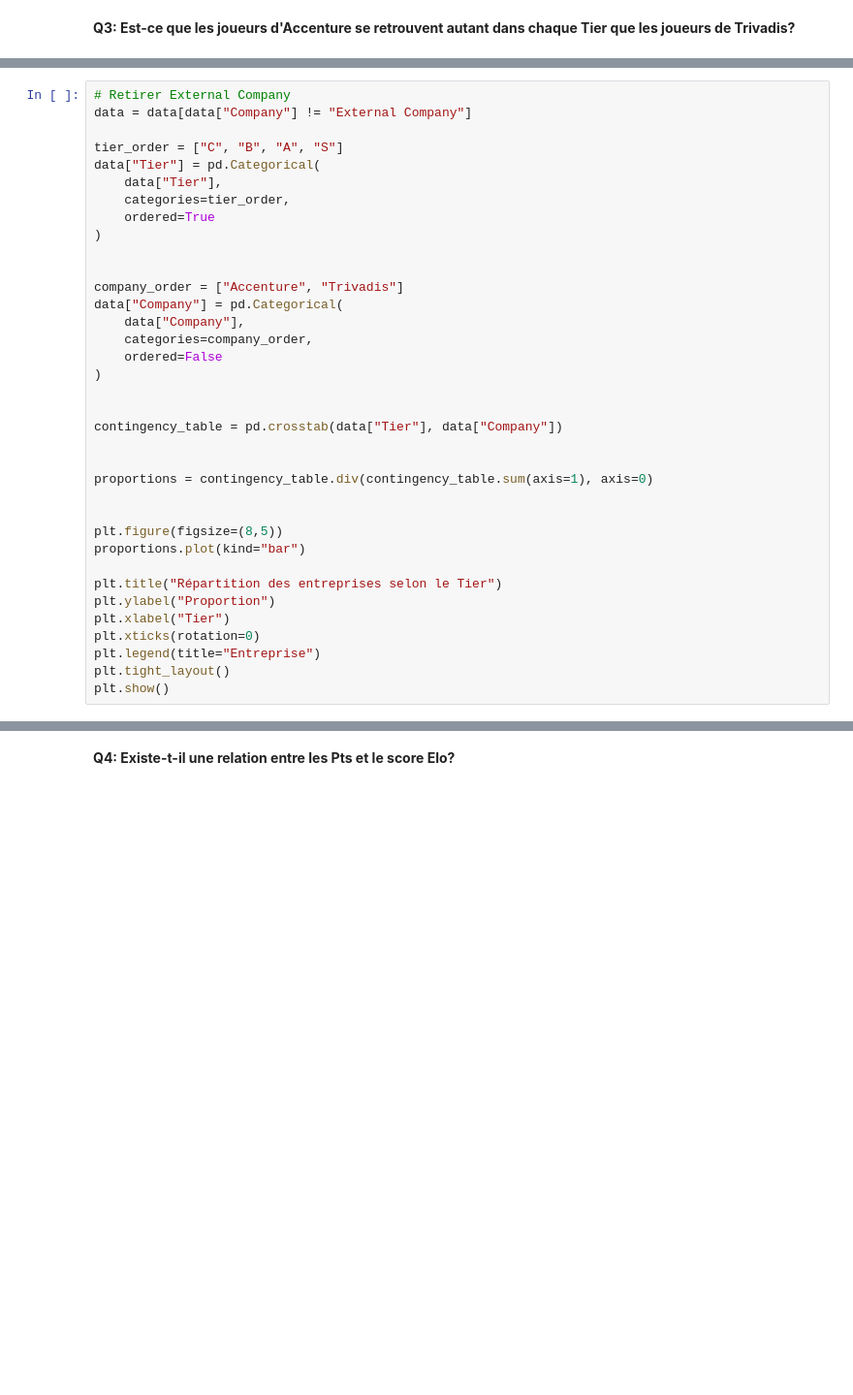
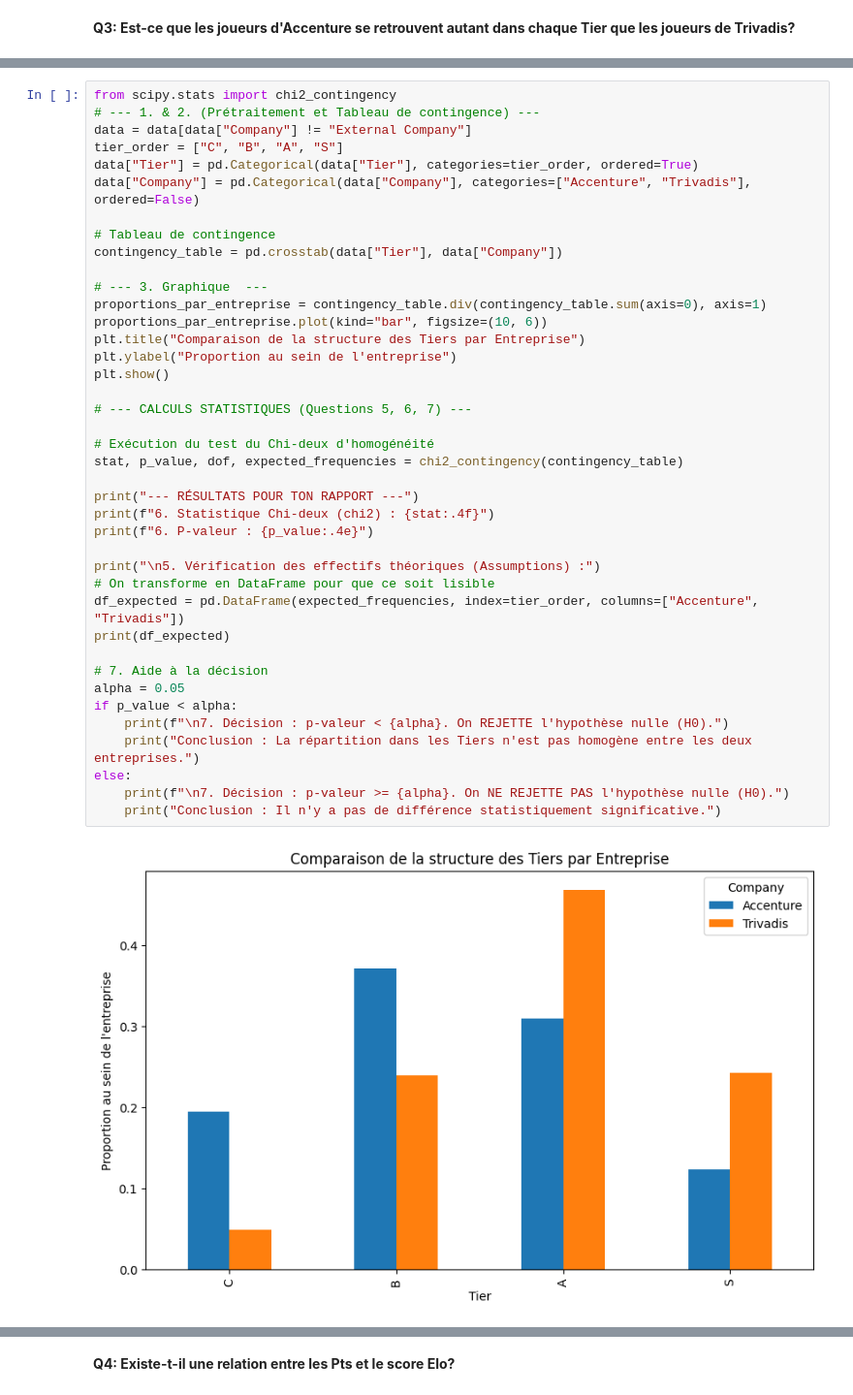
Before and after one commit to eliasdinarica/ProjetAnalyseDonnees, a Jupyter notebook: projet_MK8.ipynb, the cells around one changed output, grey strips where cells are left out. Shown at 97% size. Saved outputs shown, nothing was run; the diff lists cells and outputs as text; blank space fills up the shorter version.

Commit message:
question 4 ouais ouais

```diff
--- a/projet_MK8.ipynb
+++ b/projet_MK8.ipynb
@@ -136,37 +144,42 @@ print("6. La p-valeur associée est de :", p_valeur)
 # %%
-# Retirer External Company
+from scipy.stats import chi2_contingency
+# --- 1. & 2. (Prétraitement et Tableau de contingence) ---
 data = data[data["Company"] != "External Company"]
+tier_order = ["C", "B", "A", "S"]
+data["Tier"] = pd.Categorical(data["Tier"], categories=tier_order, ordered=True)
+data["Company"] = pd.Categorical(data["Company"], categories=["Accenture", "Trivadis"], ordered=False)
 
-tier_order = ["C", "B", "A", "S"]
-data["Tier"] = pd.Categorical(
-    data["Tier"],
-    categories=tier_order,
-    ordered=True
-)
-
-
-company_order = ["Accenture", "Trivadis"]
-data["Company"] = pd.Categorical(
-    data["Company"],
-    categories=company_order,
-    ordered=False
-)
-
-
+# Tableau de contingence
 contingency_table = pd.crosstab(data["Tier"], data["Company"])
 
+# --- 3. Graphique  ---
+proportions_par_entreprise = contingency_table.div(contingency_table.sum(axis=0), axis=1)
+proportions_par_entreprise.plot(kind="bar", figsize=(10, 6))
+plt.title("Comparaison de la structure des Tiers par Entreprise")
+plt.ylabel("Proportion au sein de l'entreprise")
+plt.show()
 
-proportions = contingency_table.div(contingency_table.sum(axis=1), axis=0)
+# --- CALCULS STATISTIQUES (Questions 5, 6, 7) ---
 
+# Exécution du test du Chi-deux d'homogénéité
+stat, p_value, dof, expected_frequencies = chi2_contingency(contingency_table)
 
-plt.figure(figsize=(8,5))
-proportions.plot(kind="bar")
+print("--- RÉSULTATS POUR TON RAPPORT ---")
+print(f"6. Statistique Chi-deux (chi2) : {stat:.4f}")
+print(f"6. P-valeur : {p_value:.4e}")
 
-plt.title("Répartition des entreprises selon le Tier")
-plt.ylabel("Proportion")
-plt.xlabel("Tier")
-plt.xticks(rotation=0)
-plt.legend(title="Entreprise")
-plt.tight_layout()
-plt.show()
+print("\n5. Vérification des effectifs théoriques (Assumptions) :")
+# On transforme en DataFrame pour que ce soit lisible
+df_expected = pd.DataFrame(expected_frequencies, index=tier_order, columns=["Accenture", "Trivadis"])
+print(df_expected)
+
+# 7. Aide à la décision
+alpha = 0.05
+if p_value < alpha:
+    print(f"\n7. Décision : p-valeur < {alpha}. On REJETTE l'hypothèse nulle (H0).")
+    print("Conclusion : La répartition dans les Tiers n'est pas homogène entre les deux entreprises.")
+else:
+    print(f"\n7. Décision : p-valeur >= {alpha}. On NE REJETTE PAS l'hypothèse nulle (H0).")
+    print("Conclusion : Il n'y a pas de différence statistiquement significative.")
 # %% [output]
+[figure, new version]
```
Also changed, not shown: parts of 2 cells of this notebook.
